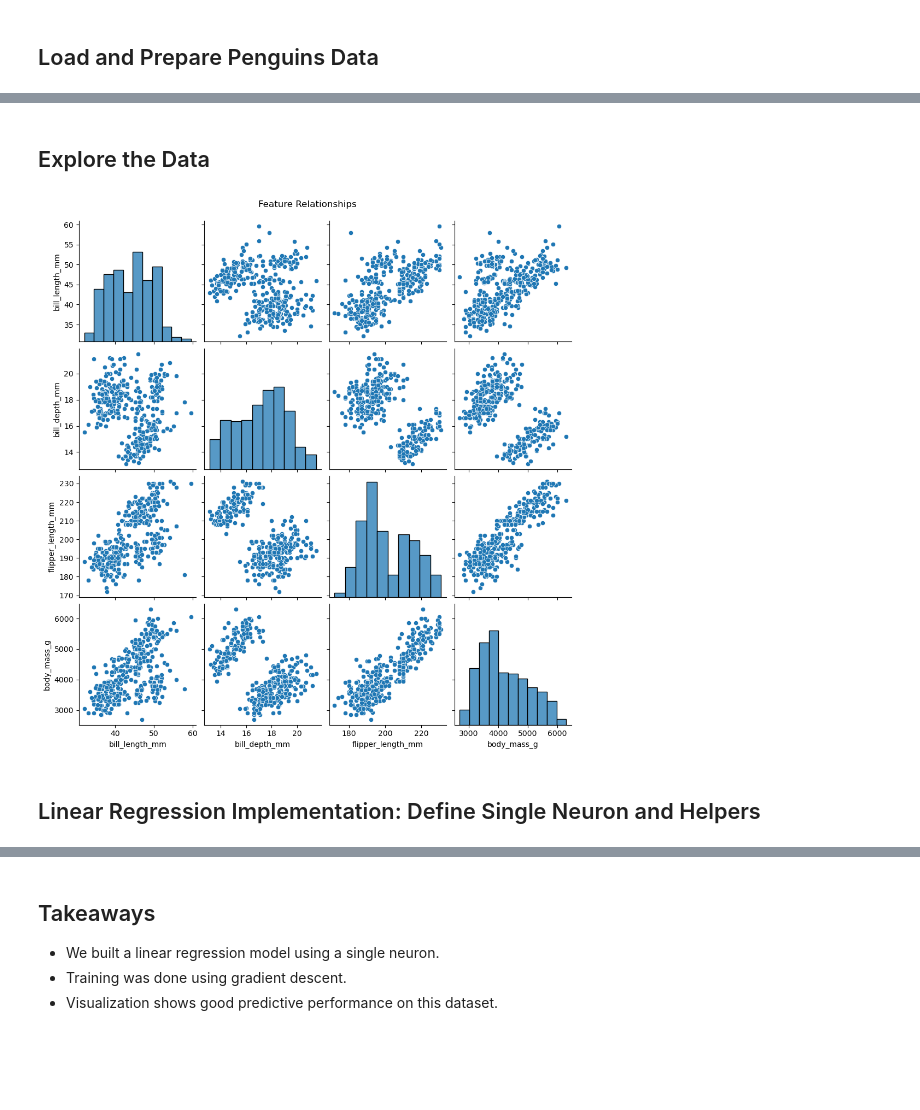
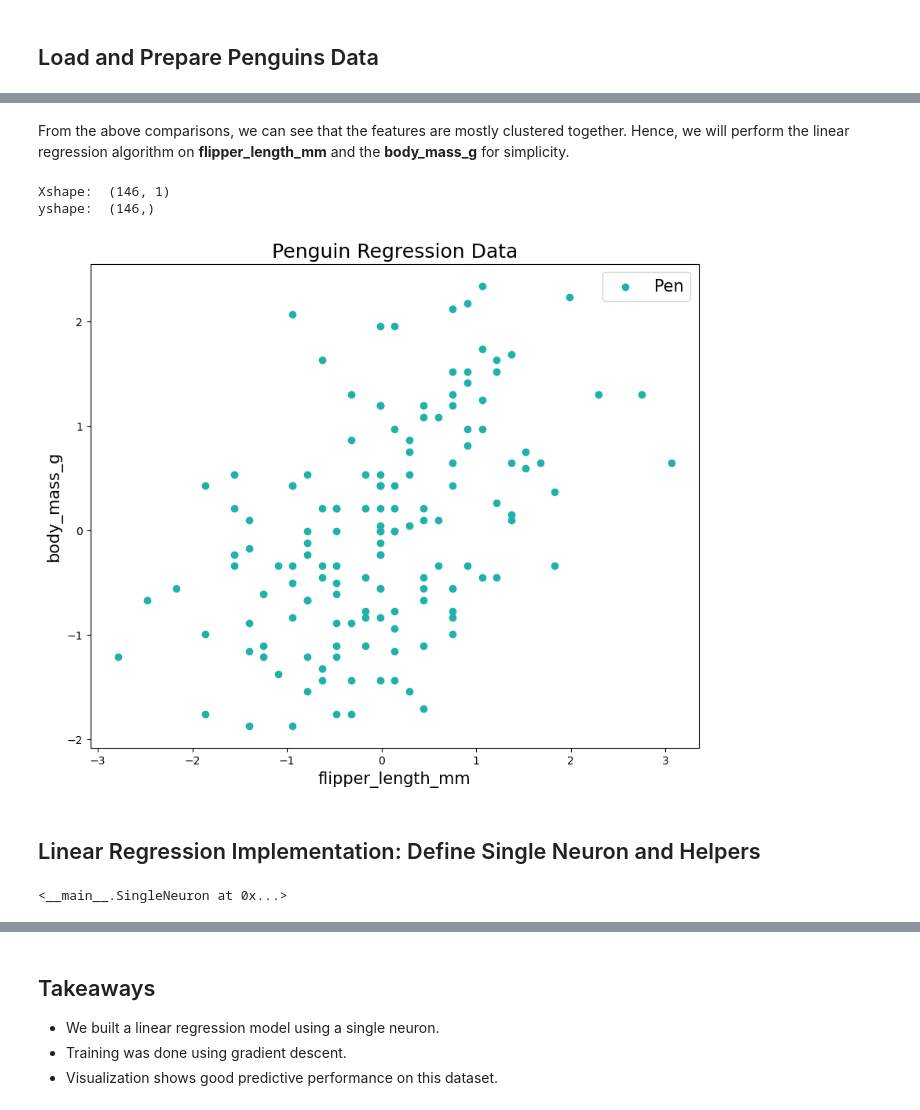
Before and after one commit to kene2x/Kene_CMOR_438_Spring_25, a Jupyter notebook: supervised_learning/linear_regression_penguins.ipynb, the cells around one changed output, grey strips where cells are left out. Cells and saved outputs as stored; diff of their text form; code cells hidden in the pictures; blank space fills up the shorter version.

```diff
--- a/supervised_learning/linear_regression_penguins.ipynb
+++ b/supervised_learning/linear_regression_penguins.ipynb
@@ -26,9 +31,8 @@ from sklearn.metrics import mean_squared_error, r2_score
 # %% [markdown]
 ## Load and Prepare Penguins Data
 # %%
-penguins_df = pd.read_csv("penguins.csv")
+data = pd.read_csv("penguins.csv")
+penguins_df=data.copy(deep = True)
 penguins_df = penguins_df.dropna()
-features = ['bill_length_mm', 'bill_depth_mm', 'flipper_length_mm']
-target = 'body_mass_g'
-X = penguins_df[features].values
-y = penguins_df[target].values
+penguins_df=penguins_df[(penguins_df['species']=="Adelie")]
+penguins_df.head
@@ -35 +67,37 @@ y = penguins_df[target].values
+# %% [markdown]
+From the above comparisons, we can see that the features are mostly clustered together.
+Hence, we will perform the linear regression algorithm on **flipper_length_mm** and the **body_mass_g** for simplicity.
+# %%
+mms = MinMaxScaler() # Normalization
+ss = StandardScaler() # Standardization
+
+penguins=data.copy(deep = True)
+penguins = penguins.dropna()
+penguins=penguins[(penguins['species']=="Adelie")]
+
+
+penguins['flipper_length_mm']=ss.fit_transform(penguins[['flipper_length_mm']])
+#
+penguins['body_mass_g']=mms.fit_transform(penguins[['body_mass_g']])
+penguins['body_mass_g']=ss.fit_transform(penguins[['body_mass_g']])
+
+X=penguins['flipper_length_mm'].values
+X = X.reshape(-1, 1)
+
+y=penguins['body_mass_g'].values
+print("Xshape: ",X.shape)
+print("yshape: ",y.shape)
+# %% [output]
+Xshape:  (146, 1)
+yshape:  (146,)
+# %%
+plt.figure(figsize = (10, 8))
+plt.scatter(X, y, color = "lightseagreen", label = "Pen")
+plt.xlabel("flipper_length_mm", fontsize = 15)
+plt.ylabel("body_mass_g", fontsize = 15)
+plt.title("Penguin Regression Data", fontsize = 18)
+plt.legend(fontsize = 15)
+plt.show()
+# %% [output]
+[figure, added]
 # %%
@@ -39,11 +110,3 @@ X_norm = (X - X_mean) / X_std
-# %% [markdown]
-## Explore the Data
-# %%
-sns.pairplot(penguins_df, vars=features + [target])
-plt.suptitle('Feature Relationships', y=1.02)
-plt.show()
-# %% [output]
-[figure, removed]
 # %% [markdown]
 ##  Linear Regression Implementation: Define Single Neuron and Helpers
 # %%
@@ -77,7 +139,8 @@ class SingleNeuron():
         preactivation = np.dot(X, self.w_[:-1]) + self.w_[-1]
         return self.activation_function(preactivation)
 # %%
-neuron = SingleNeuron(activation, mean_squared_error_loss)
-neuron.train(X_norm, y, alpha=0.01, epochs=100)
-y_pred = np.array([neuron.predict(xi) for xi in X_norm])
+neuron = SingleNeuron(activation)
+neuron.train(X_train, y_train, alpha=0.005, epochs=100)
+# %% [output]
+<__main__.SingleNeuron at 0x...>
 # %% [markdown]
```
Also changed, not shown: parts of 16 cells of this notebook, 2 other files.
